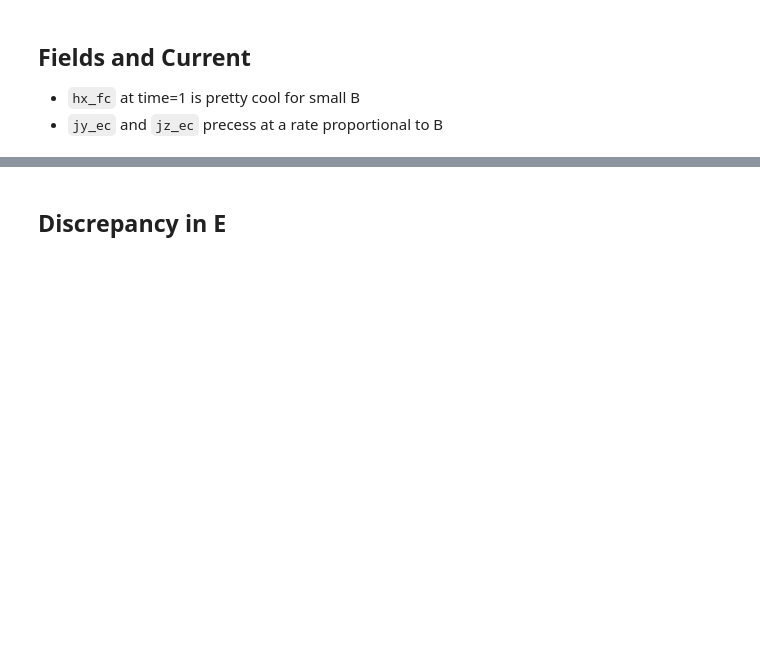
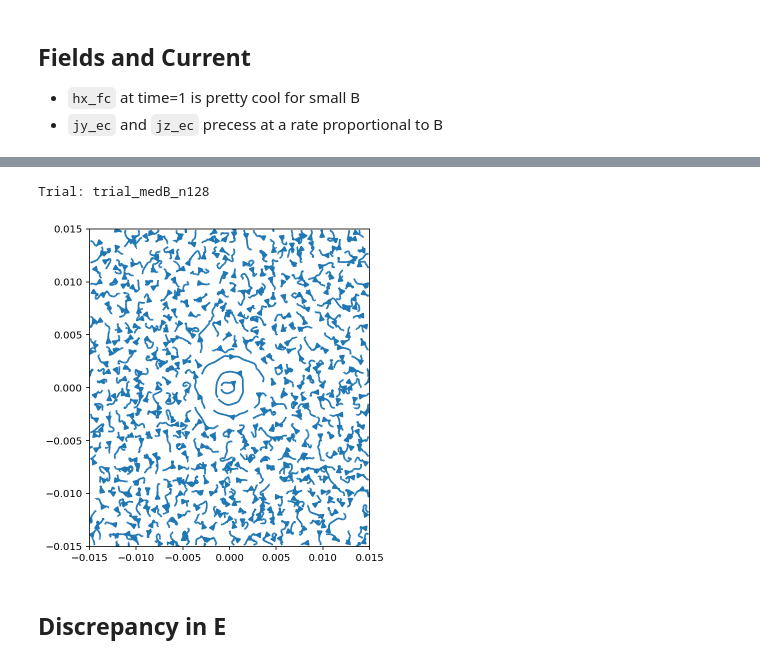
Before and after one commit to JamesMcClung/psc-scrap, a Jupyter notebook: plot_pfd.ipynb, the cells around one changed output, grey strips where cells are left out. Drawn from its saved outputs; the diff is of its cells as text; code cells hidden in the pictures; blank space fills up the shorter version.

```diff
--- a/plot_pfd.ipynb
+++ b/plot_pfd.ipynb
@@ -93,3 +110,33 @@ vlt.plot(vf_moments["rho_i"] + vf_moments["rho_e"]);
+# %%
+print(f"Trial: {trialfile}")
+# select which vector field to plot
+source = [vf, vf_moments][1]
+label = "p?_e" # replace x/y/z with ?, e.g. "j?_ec"
+source.activate_time(0)
+
+# from https://viscid-hub.github.io/Viscid-docs/docs/master/tutorial/creating_fields.html
+half_box_size=.015
+n_grid = source[label.replace('?', 'y')].shape[1]
+l = np.linspace(-half_box_size, half_box_size, n_grid + 1)
+
+# probably not the best way to do this
+fld = viscid.empty([l, l, l], nr_comps=3, layout='interlaced',
+                   name="vec field")
+
+# set vector components
+for c in ['x', 'y', 'z']:
+    fld[c] = source[label.replace('?', c)]
+
+plt.figure(figsize=(5,5))
+vlt.streamplot(fld['x=0j'])
+# plot2d_quiver(fld)
+plt.xlim(-half_box_size, half_box_size)
+plt.ylim(-half_box_size, half_box_size)
+vlt.auto_adjust_subplots()
+plt.show()
+# %% [output]
+Trial: trial_medB_n128
+[figure, added]
 # %% [markdown]
 ## Discrepancy in E
 # %%
```
Also changed, not shown: parts of 7 cells of this notebook.
